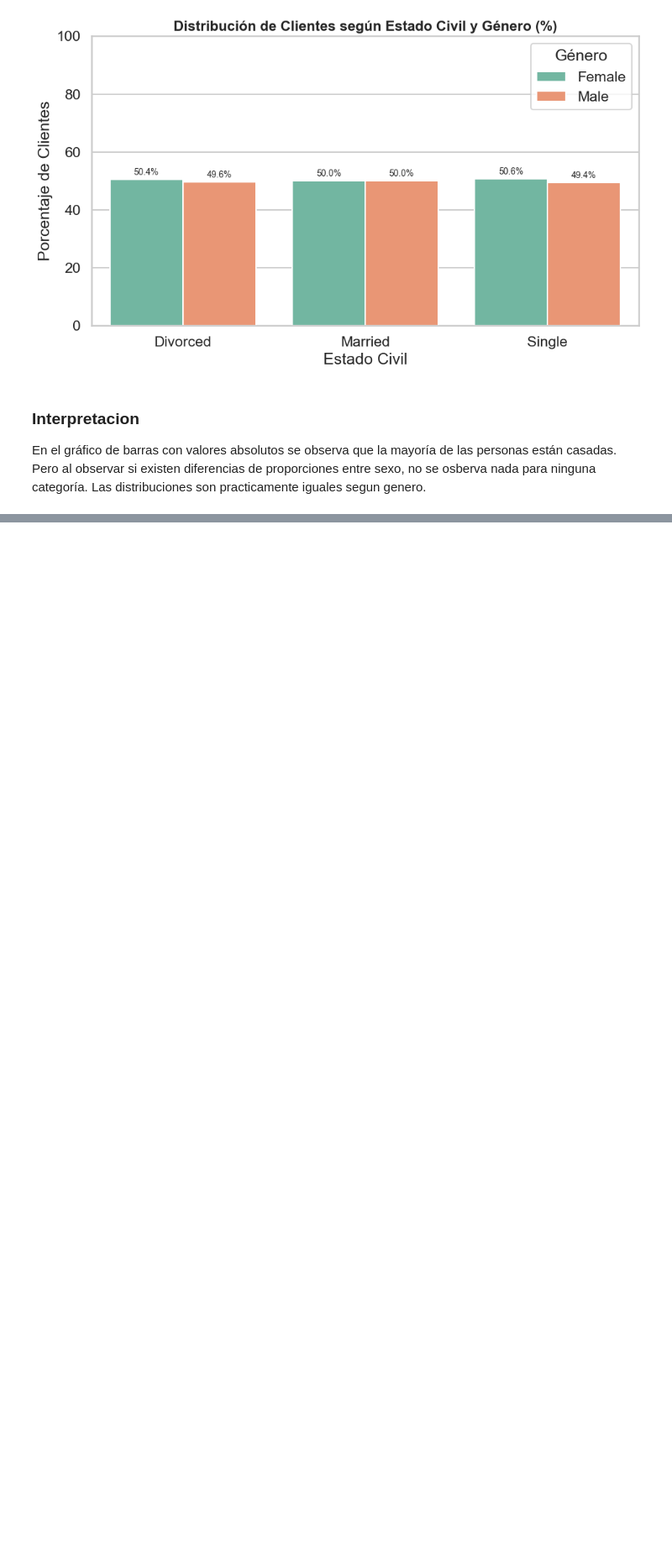
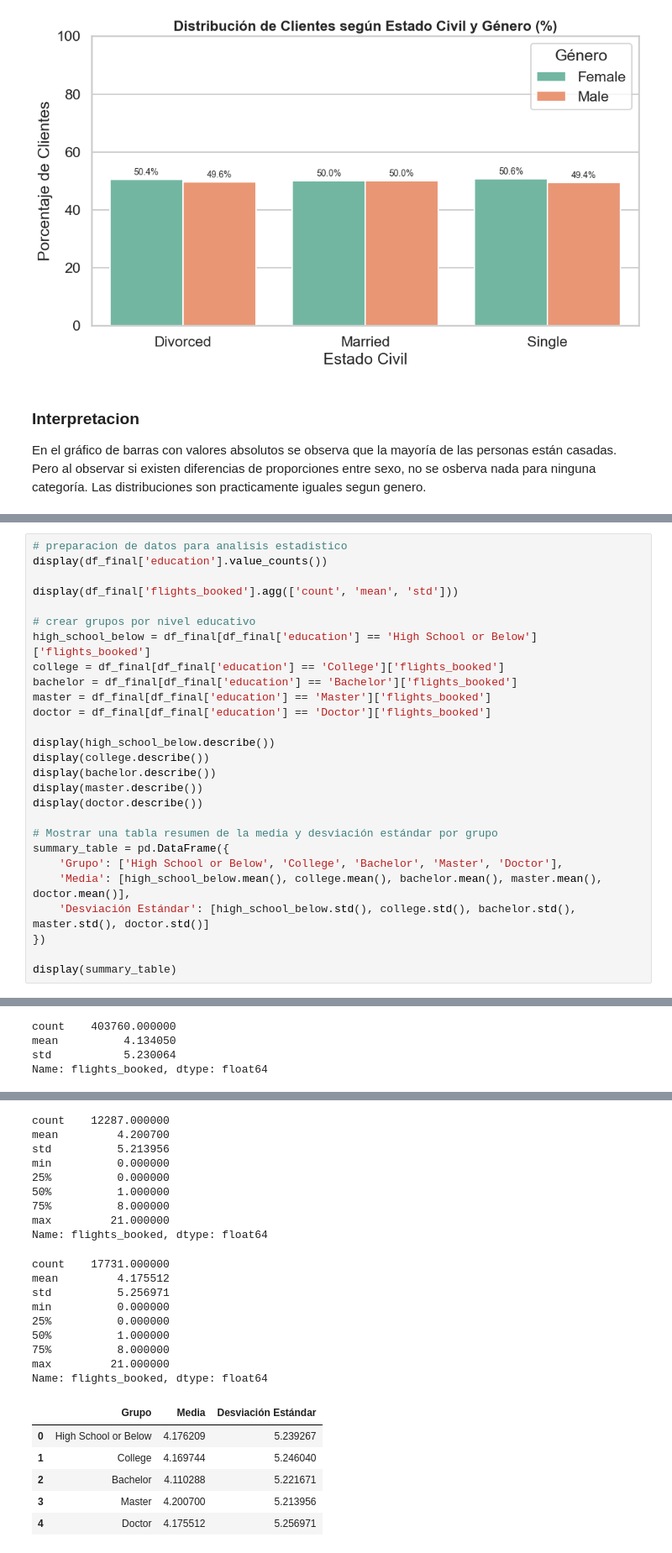
Before and after one commit to Adalab/bda-modulo-3-evaluacion-final-juliabeco, a Jupyter notebook: evaluacionM3.ipynb, the cells around one changed output, grey strips where cells are left out. Shown at 84% size. Saved outputs shown, nothing was run; the diff lists cells and outputs as text; blank space fills up the shorter version.

Commit message:
feat: ultimos analisis y README

```diff
--- a/evaluacionM3.ipynb
+++ b/evaluacionM3.ipynb
@@ -1006,0 +1038,28 @@ En el gráfico de barras con valores absolutos se observa que la mayoría de las
+# %%
+# preparacion de datos para analisis estadistico
+display(df_final['education'].value_counts())
+
+display(df_final['flights_booked'].agg(['count', 'mean', 'std']))
+
+# crear grupos por nivel educativo
+high_school_below = df_final[df_final['education'] == 'High School or Below']['flights_booked']
+college = df_final[df_final['education'] == 'College']['flights_booked']
+bachelor = df_final[df_final['education'] == 'Bachelor']['flights_booked']
+master = df_final[df_final['education'] == 'Master']['flights_booked']
+doctor = df_final[df_final['education'] == 'Doctor']['flights_booked']
+
+display(high_school_below.describe())
+display(college.describe())
+display(bachelor.describe())
+display(master.describe())
+display(doctor.describe())
+
+# Mostrar una tabla resumen de la media y desviación estándar por grupo
+summary_table = pd.DataFrame({
+    'Grupo': ['High School or Below', 'College', 'Bachelor', 'Master', 'Doctor'],
+    'Media': [high_school_below.mean(), college.mean(), bachelor.mean(), master.mean(), doctor.mean()],
+    'Desviación Estándar': [high_school_below.std(), college.std(), bachelor.std(), master.std(), doctor.std()]
+})
+
+display(summary_table)
+# %% [output]
@@ -1006,0 +1073,4 @@ En el gráfico de barras con valores absolutos se observa que la mayoría de las
+count    403760.000000
+mean          4.134050
+std           5.230064
+Name: flights_booked, dtype: float64
@@ -1006,0 +1104,24 @@ En el gráfico de barras con valores absolutos se observa que la mayoría de las
+count    12287.000000
+mean         4.200700
+std          5.213956
+min          0.000000
+25%          0.000000
+50%          1.000000
+75%          8.000000
+max         21.000000
+Name: flights_booked, dtype: float64
+count    17731.000000
+mean         4.175512
+std          5.256971
+min          0.000000
+25%          0.000000
+50%          1.000000
+75%          8.000000
+max         21.000000
+Name: flights_booked, dtype: float64
+|  | Grupo | Media | Desviación Estándar |
+| 0 | High School or Below | 4.176209 | 5.239267 |
+| 1 | College | 4.169744 | 5.246040 |
+| 2 | Bachelor | 4.110288 | 5.221671 |
+| 3 | Master | 4.200700 | 5.213956 |
+| 4 | Doctor | 4.175512 | 5.256971 |
```
Also changed, not shown: parts of 19 cells of this notebook, 4 other files.
